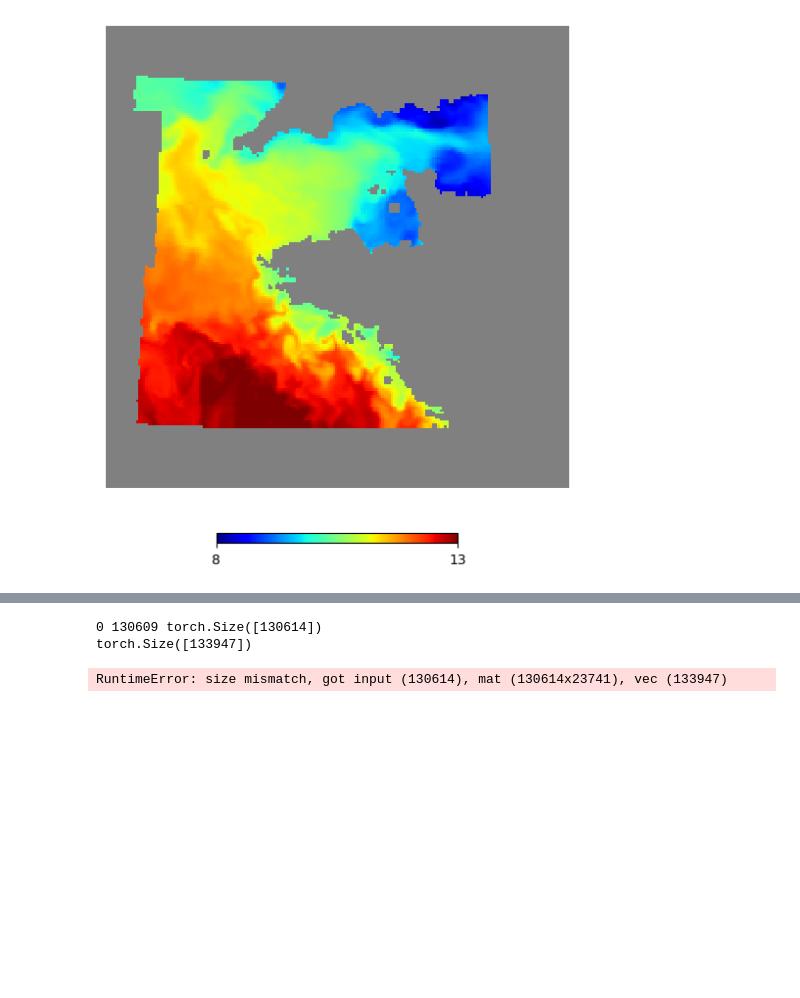
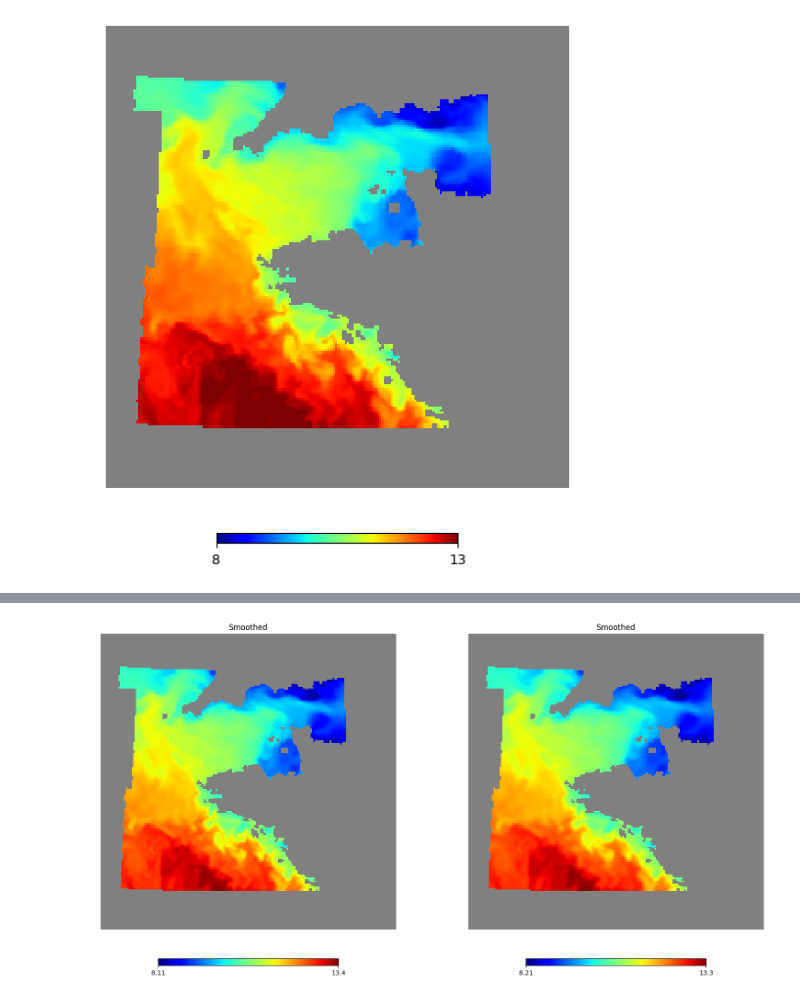
Before and after one commit to IAOCEA/demo-foscat-pangeo-eosc, a Jupyter notebook: local_foscat.ipynb, the cells around one changed output, grey strips where cells are left out. Drawn from its saved outputs; the diff is of its cells as text; code cells hidden in the pictures; blank space fills up the shorter version.

```diff
--- a/local_foscat.ipynb
+++ b/local_foscat.ipynb
@@ -154,6 +154,8 @@ input_cell_ids = hp.ang2pix(1024, -longitude, latitude, lonlat=True, nest=True)
 if nside>1024:
     input_cell_ids = (nside//1024)**2*np.repeat(input_cell_ids,(nside//1024)**2)+np.tile(np.arange((nside//1024)**2),input_cell_ids.shape[0])
 
+input_cell_ids = np.unique(input_cell_ids)
+
 # Interpolate values from the original grid
 from scipy.interpolate import griddata
 
@@ -187,10 +201,10 @@ scat=sc.funct(BACKEND='torch')
 # %%
 #compute smoothed image
 smoothed_image = scat.smooth(scat.backend.bk_cast(data[None,:]),cell_ids=cell_ids,nside=nside)
 
-#pot smoothed image
-plot_result(smoothed_image.cpu().numpy()[0,:].real,cell_ids,nside)
+#plot smoothed and unsmoothed images
+plt.figure(figsize=(16,8))
+plot_result(data,cell_ids,nside,hold=False,sub=(1,2,1),title='Smoothed')
+plot_result(smoothed_image.cpu().numpy()[0,:].real,cell_ids,nside,hold=False,sub=(1,2,2),title='Smoothed')
 # %% [output]
-0 130609 torch.Size([130614])
-torch.Size([133947])
-RuntimeError: size mismatch, got input (130614), mat (130614x23741), vec (133947)
+[figure, added]
```
Also changed, not shown: parts of 14 cells of this notebook.
